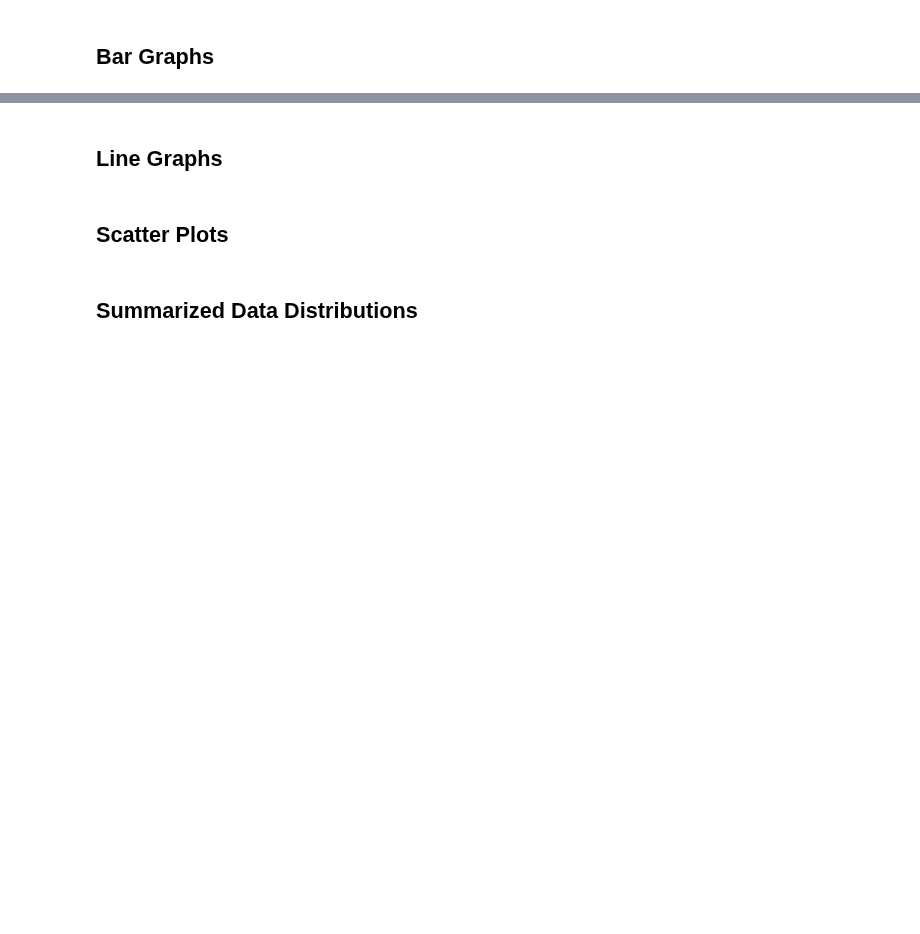
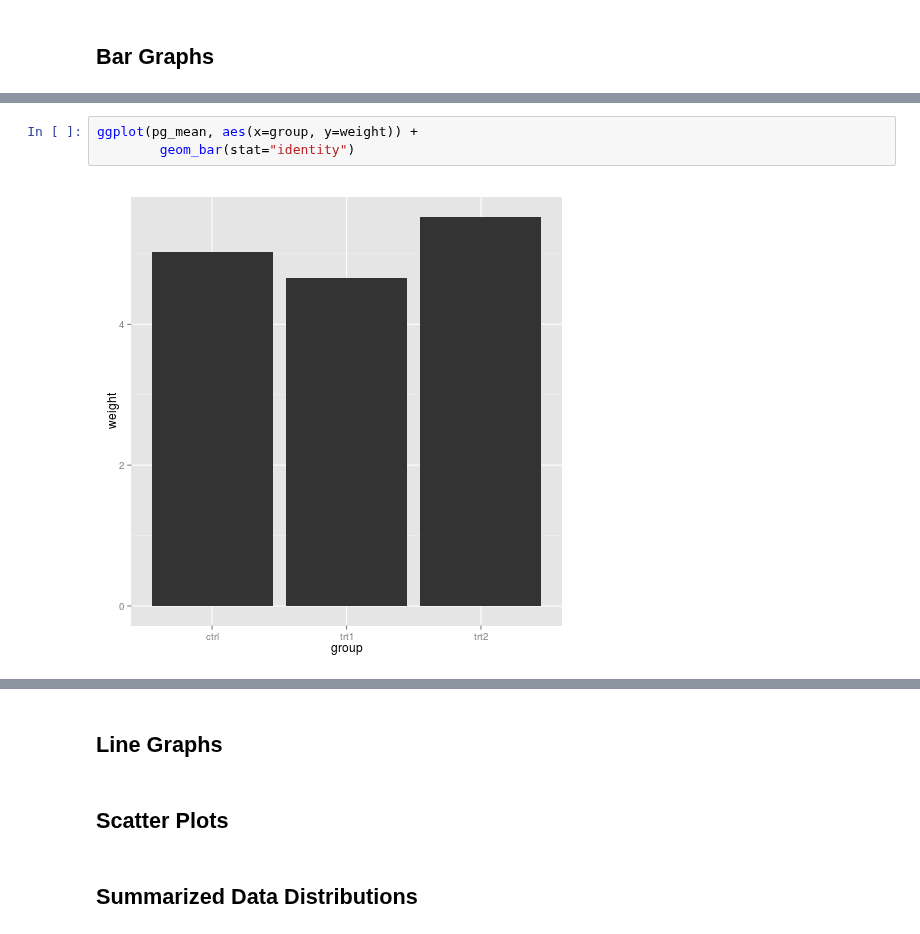
Before and after one commit to KonanAcademy/da, a Jupyter notebook: part1/07_R_visualization.ipynb, the cells around one changed output, grey strips where cells are left out. Cells and saved outputs as stored; diff of their text form; blank space fills up the shorter version.

```diff
--- a/part1/07_R_visualization.ipynb
+++ b/part1/07_R_visualization.ipynb
@@ -57,0 +75,5 @@ str(ToothGrowth)
+# %%
+ggplot(pg_mean, aes(x=group, y=weight)) +
+        geom_bar(stat="identity")
+# %% [output]
+[figure, added]
```
Also changed, not shown: parts of 11 cells of this notebook.
